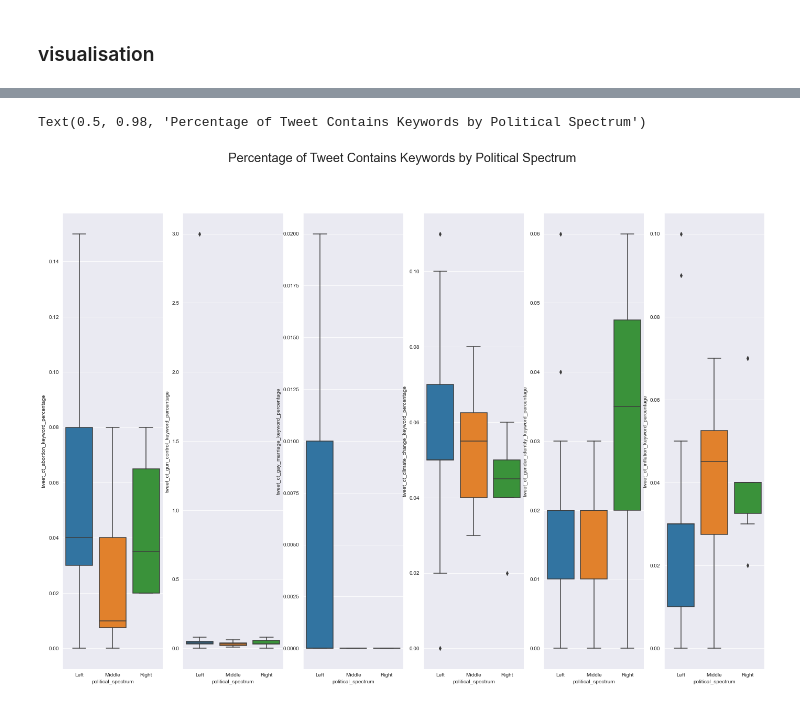
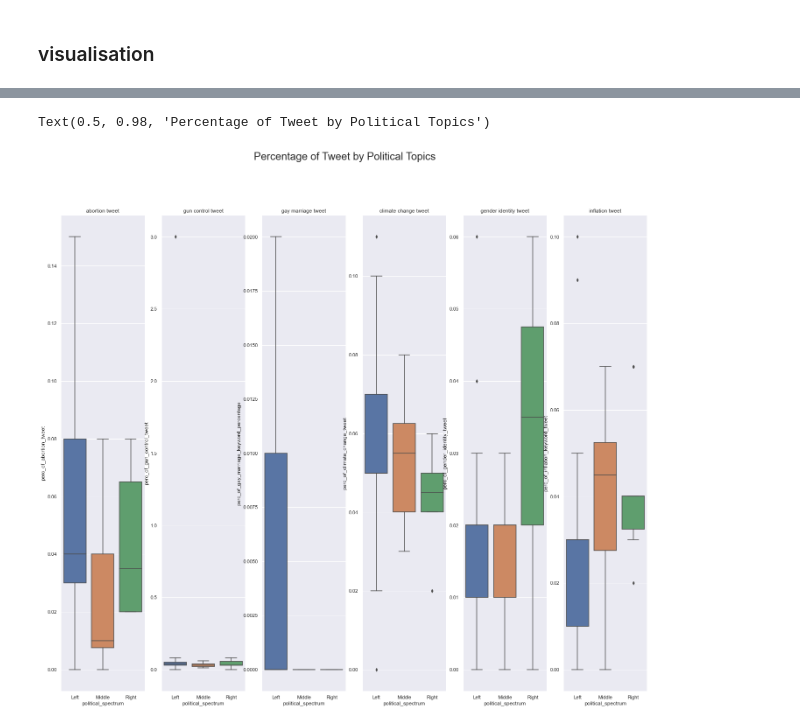
Before and after one commit to katherineskc/data_science_tweets_neutrality, a Jupyter notebook: preliminary_analysis.ipynb, the cells around one changed output, grey strips where cells are left out. Drawn from its saved outputs; the diff is of its cells as text; code cells hidden in the pictures.

```diff
--- a/preliminary_analysis.ipynb
+++ b/preliminary_analysis.ipynb
@@ -265,6 +262,6 @@ pivot_tweet_type.head()
 | 759251.0 | 18 | 25 | 3855 |
 | 788524.0 | 0 | 0 | 4144 |
 # %%
-user_overall_avg_sentiments_score = combined_data.groupby('user_id')[['scores_compound']].mean().reset_index().rename(columns={'scores_compound': 'overall_avg_scores_compound'})
+user_overall_avg_sentiments_score = combined_data.groupby('user_id')[['scores_compound']].mean().reset_index().rename(columns={'scores_compound': 'avg_tweet_scores'})
 user_overall_avg_sentiments_score.head()
 # %% [output]
@@ -492,22 +449,22 @@ combined_analysis_df.head()
 5 rows × 30 columns
 # %%
 # calculate perentage of tweet_ct_abortion_keyword
-combined_analysis_df['tweet_ct_abortion_keyword_percentage'] = round(combined_analysis_df['tweet_ct_abortion_keyword']/combined_analysis_df['count_tweet'],2)
+combined_analysis_df['perc_of_abortion_tweet'] = round(combined_analysis_df['count_abortion_tweet']/combined_analysis_df['count_tweet'],2)
 
 # calculate perentage of tweet_ct_gun_control_keyword
-combined_analysis_df['tweet_ct_gun_control_keyword_percentage'] = round(combined_analysis_df['tweet_ct_gun_control_keyword']/combined_analysis_df['count_tweet'],2)
+combined_analysis_df['perc_of_gun_control_tweet'] = round(combined_analysis_df['count_gun_control_tweet']/combined_analysis_df['count_tweet'],2)
 
 # calculate perentage of tweet_ct_gay_marriage_keyword
-combined_analysis_df['tweet_ct_gay_marriage_keyword_percentage'] = round(combined_analysis_df['tweet_ct_gay_marriage_keyword']/combined_analysis_df['count_tweet'],2)
+combined_analysis_df['perc_of_gay_marriage_keyword_percentage'] = round(combined_analysis_df['count_gay_marriage_tweet']/combined_analysis_df['count_tweet'],2)
 
 # calculate perentage of tweet_ct_climate_change_keyword
-combined_analysis_df['tweet_ct_climate_change_keyword_percentage'] = round(combined_analysis_df['tweet_ct_climate_change_keyword']/combined_analysis_df['count_tweet'],2)
+combined_analysis_df['perc_of_climate_change_tweet'] = round(combined_analysis_df['count_climate_change_tweet']/combined_analysis_df['count_tweet'],2)
 
 # calculate perentage of tweet_ct_gender_identity_keyword
-combined_analysis_df['tweet_ct_gender_identity_keyword_percentage'] = round(combined_analysis_df['tweet_ct_gender_identity_keyword']/combined_analysis_df['count_tweet'],2)
+combined_analysis_df['perc_of_gender_identity_tweet'] = round(combined_analysis_df['count_gender_identity_tweet']/combined_analysis_df['count_tweet'],2)
 
 # calculate perentage of tweet_ct_inflation_keyword
-combined_analysis_df['tweet_ct_inflation_keyword_percentage'] = round(combined_analysis_df['tweet_ct_inflation_keyword']/combined_analysis_df['count_tweet'],2)
+combined_analysis_df['perc_of_inflation_keyword_tweet'] = round(combined_analysis_df['count_inflation_tweet']/combined_analysis_df['count_tweet'],2)
 
 combined_analysis_df.head()
 # %% [output]
@@ -534,7 +530,9 @@ ax = combined_analysis_df.sort_values('average_total_tweet_per_day', ascending=F
 
 sns.set_style("darkgrid")
 
-sns.boxplot(x="political_spectrum", y="overall_avg_scores_compound", data=combined_analysis_df)
-sns.stripplot(x="political_spectrum", y="overall_avg_scores_compound", data=combined_analysis_df,
+sns.set(rc={'figure.figsize':(11.7,8.27)})
+
+sns.boxplot(x="political_spectrum", y="avg_tweet_scores", data=combined_analysis_df).set(title='Average Tweet Sentiment Scores per News Media by Political Spectrum')
+sns.stripplot(x="political_spectrum", y="avg_tweet_scores", data=combined_analysis_df,
               size=4, jitter=True, edgecolor="gray")
 # %% [output]
@@ -597,43 +593,43 @@ Text(0.5, 0.98, 'Avg Sentiment Scores Compound by Political Spectrum for Keyword
 # %%
-fig, axes = plt.subplots(nrows=1, ncols=6, figsize=(24,16))
+fig, axes = plt.subplots(nrows=1, ncols=6, figsize=(24,20))
 
 sns.boxplot(x="political_spectrum",
-            y="tweet_ct_abortion_keyword_percentage",
+            y="perc_of_abortion_tweet",
             data=combined_analysis_df,
             orient='v',
-            ax=axes[0])
+            ax=axes[0]).set_title("abortion tweet")
 
 sns.boxplot(x="political_spectrum",
-            y="tweet_ct_gun_control_keyword_percentage",
+            y="perc_of_gun_control_tweet",
             data=combined_analysis_df,
             orient='v',
-            ax=axes[1])
+            ax=axes[1]).set_title("gun control tweet")
 
 sns.boxplot(x="political_spectrum",
-            y="tweet_ct_gay_marriage_keyword_percentage",
+            y="perc_of_gay_marriage_keyword_percentage",
             data=combined_analysis_df,
             orient='v',
-            ax=axes[2])
+            ax=axes[2]).set_title("gay marriage tweet")
 
 sns.boxplot(x="political_spectrum",
-            y="tweet_ct_climate_change_keyword_percentage",
+            y="perc_of_climate_change_tweet",
             data=combined_analysis_df,
             orient='v',
-            ax=axes[3])
+            ax=axes[3]).set_title("climate change tweet")
 
 sns.boxplot(x="political_spectrum",
-            y="tweet_ct_gender_identity_keyword_percentage",
+            y="perc_of_gender_identity_tweet",
             data=combined_analysis_df,
             orient='v',
-            ax=axes[4])
+            ax=axes[4]).set_title("gender identity tweet")
 
 sns.boxplot(x="political_spectrum",
-            y="tweet_ct_inflation_keyword_percentage",
+            y="perc_of_inflation_keyword_tweet",
             data=combined_analysis_df,
             orient='v',
-            ax=axes[5])
+            ax=axes[5]).set_title("inflation tweet")
 
-fig.suptitle('Percentage of Tweet Contains Keywords by Political Spectrum', fontsize=24)
+fig.suptitle('Percentage of Tweet by Political Topics', fontsize=24)
 # %% [output]
-Text(0.5, 0.98, 'Percentage of Tweet Contains Keywords by Political Spectrum')
+Text(0.5, 0.98, 'Percentage of Tweet by Political Topics')
-[figure, old version]
+[figure, new version]
```
Also changed, not shown: parts of 15 cells of this notebook.
